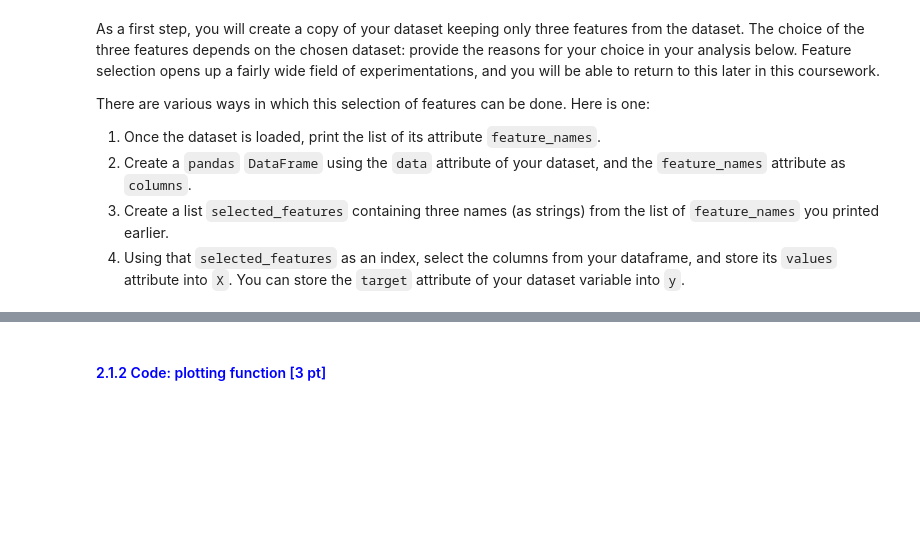
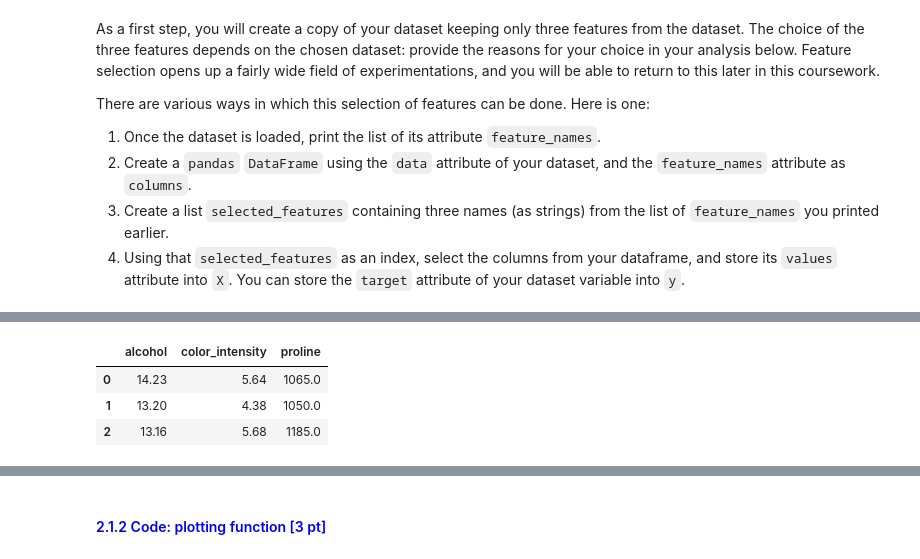
Before and after one commit to TheKusz/ML_DSM040-2025-APR, a Jupyter notebook: CW 1/DSM040-CW1.ipynb, the cells around one changed output, grey strips where cells are left out. Drawn from its saved outputs; the diff is of its cells as text; code cells hidden in the pictures; blank space fills up the shorter version.

```diff
--- a/CW 1/DSM040-CW1.ipynb
+++ b/CW 1/DSM040-CW1.ipynb
@@ -84,0 +149,15 @@ There are various ways in which this selection of features can be done. Here is
+# %%
+# create a copy of your dataset containing only three features
+'''
+For now, I have selected the following three features:
+1. Alcohol: this is a key characteristic of wines and may be a strong indicator of the class
+2. Colour Intensity: this feature is easier to distinguish visually and could reflect differences between classes
+3. Proline: this is usually an important property in wine analysis and may help differentiate wine types.
+'''
+X_alc_colour_proline_df = X_wine_df[ ['alcohol', 'color_intensity', 'proline'] ].copy()
+X_alc_colour_proline_df.head(3)
+# %% [output]
+|  | alcohol | color_intensity | proline |
+| 0 | 14.23 | 5.64 | 1065.0 |
+| 1 | 13.20 | 4.38 | 1050.0 |
+| 2 | 13.16 | 5.68 | 1185.0 |
```
Also changed, not shown: parts of 15 cells of this notebook.
